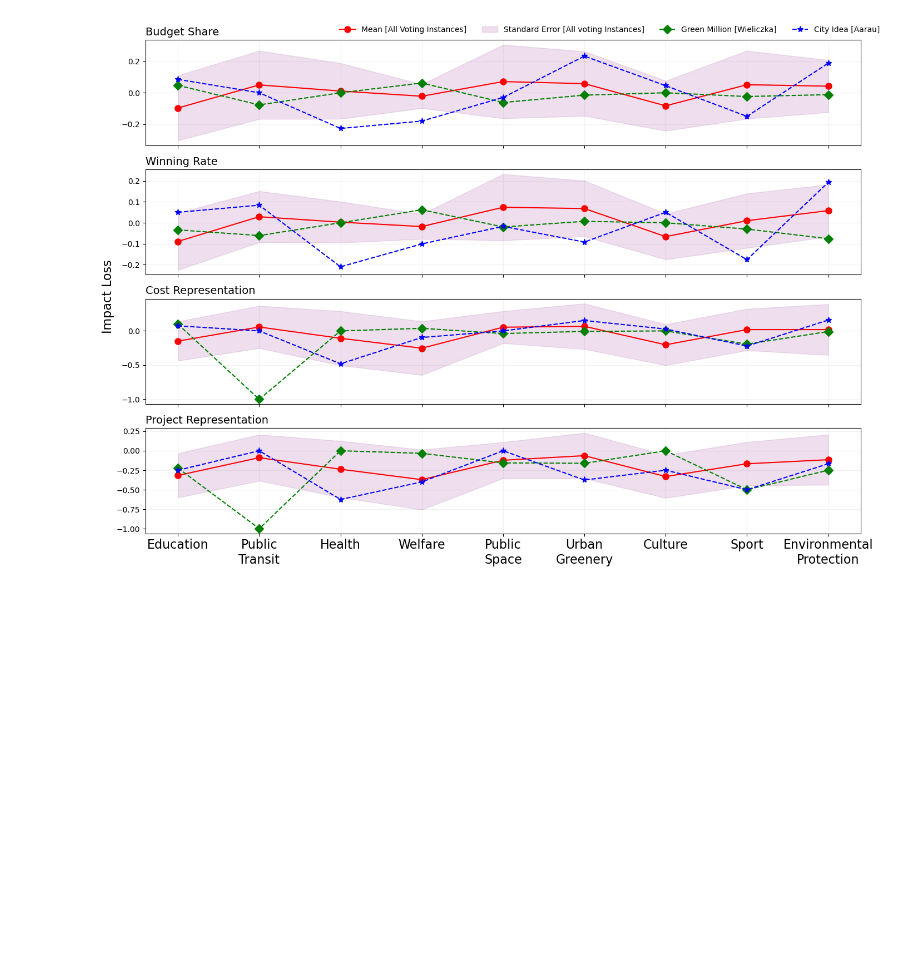
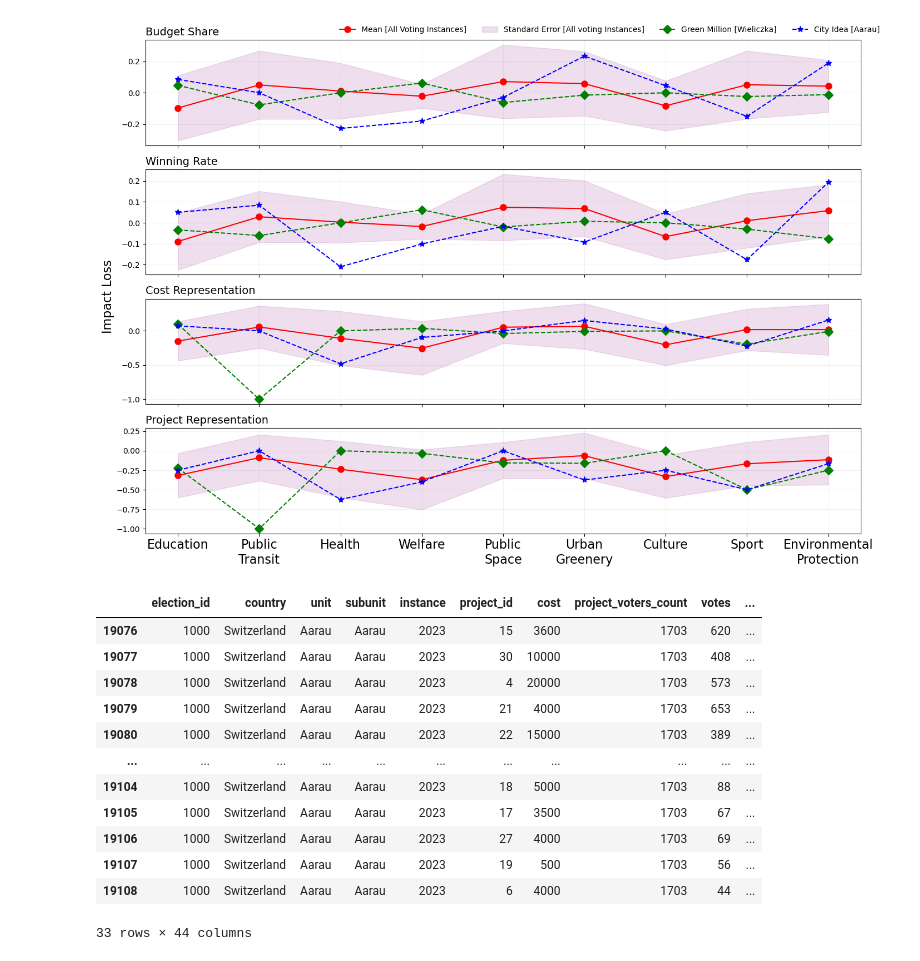
Before and after one commit to TDI-Lab/Impact-Analysis-Participatory-Budgeting, a Jupyter notebook: notebooks/project_proportionality.ipynb, the cells around one changed output. Drawn from its saved outputs; the diff is of its cells as text; code cells hidden in the pictures; blank space fills up the shorter version.

```diff
--- a/notebooks/project_proportionality.ipynb
+++ b/notebooks/project_proportionality.ipynb
@@ -1220,3 +1220,19 @@ plt.tight_layout()
 plt.show()
 # %% [output]
 [figure]
+# %%
+valid_pbprojects_df[valid_pbprojects_df['country'] == 'Switzerland']
+# %% [output]
+|  | election_id | country | unit | subunit | instance | project_id | cost | project_voters_count | votes | ... |
+| 19076 | 1000 | Switzerland | Aarau | Aarau | 2023 | 15 | 3600 | 1703 | 620 | ... |
+| 19077 | 1000 | Switzerland | Aarau | Aarau | 2023 | 30 | 10000 | 1703 | 408 | ... |
+| 19078 | 1000 | Switzerland | Aarau | Aarau | 2023 | 4 | 20000 | 1703 | 573 | ... |
+| 19079 | 1000 | Switzerland | Aarau | Aarau | 2023 | 21 | 4000 | 1703 | 653 | ... |
+| 19080 | 1000 | Switzerland | Aarau | Aarau | 2023 | 22 | 15000 | 1703 | 389 | ... |
+| ... | ... | ... | ... | ... | ... | ... | ... | ... | ... | ... |
+| 19104 | 1000 | Switzerland | Aarau | Aarau | 2023 | 18 | 5000 | 1703 | 88 | ... |
+| 19105 | 1000 | Switzerland | Aarau | Aarau | 2023 | 17 | 3500 | 1703 | 67 | ... |
+| 19106 | 1000 | Switzerland | Aarau | Aarau | 2023 | 27 | 4000 | 1703 | 69 | ... |
+| 19107 | 1000 | Switzerland | Aarau | Aarau | 2023 | 19 | 500 | 1703 | 56 | ... |
+| 19108 | 1000 | Switzerland | Aarau | Aarau | 2023 | 6 | 4000 | 1703 | 44 | ... |
+33 rows × 44 columns
```
Also changed, not shown: parts of 1 cell of this notebook.
